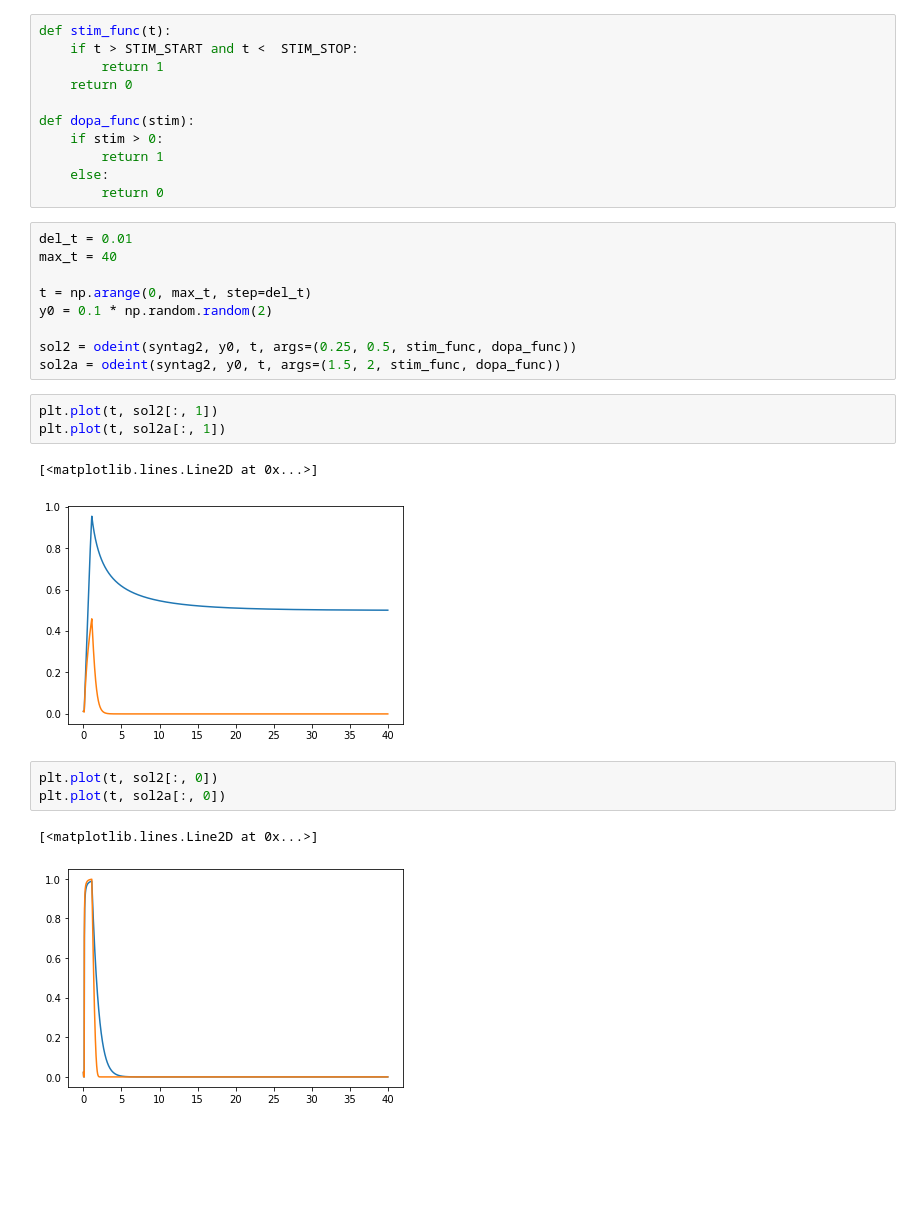
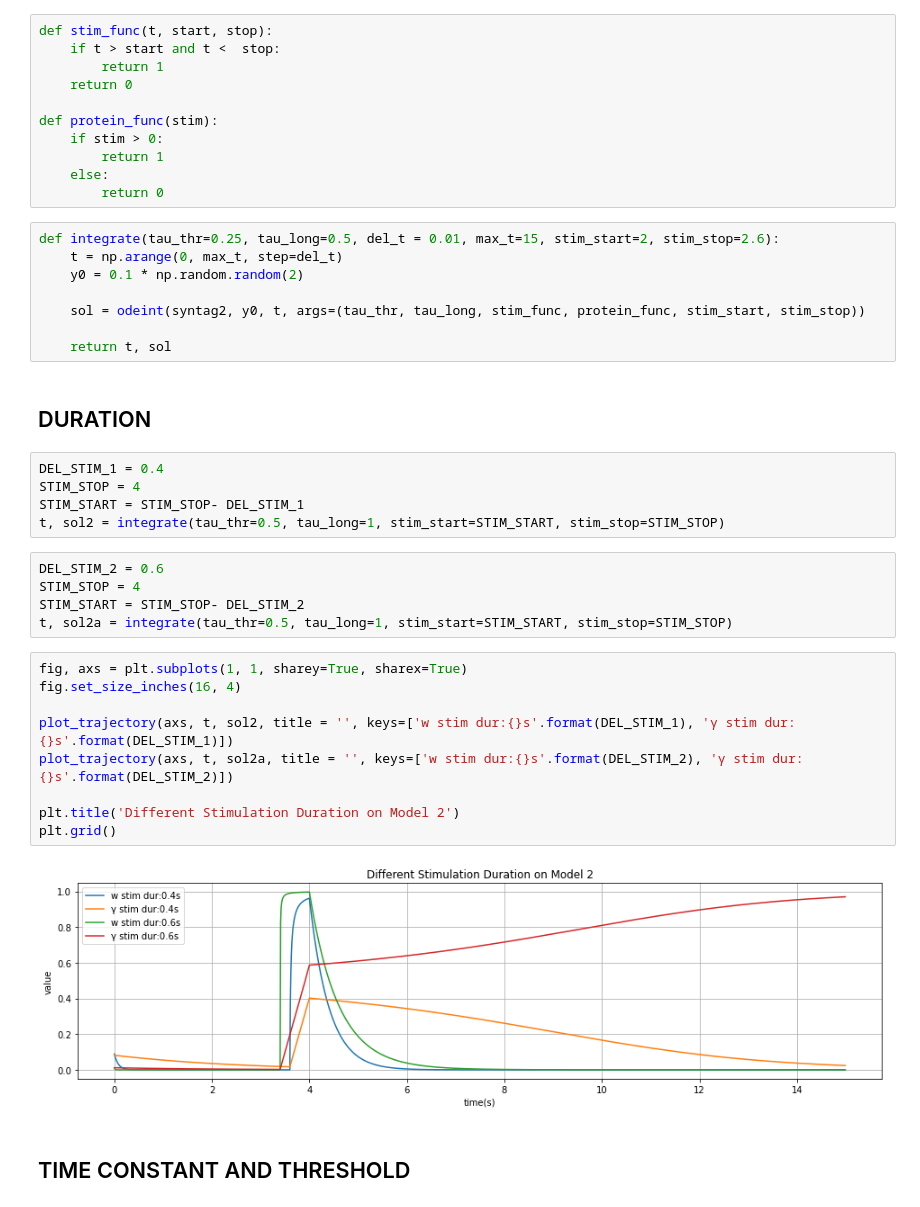
Before and after one commit to bramantyois/synaptic_tagging, a Jupyter notebook: tagging_model_2.ipynb, the cells around one changed output. Cells and saved outputs as stored; diff of their text form; blank space fills up the shorter version.

```diff
--- a/tagging_model_2.ipynb
+++ b/tagging_model_2.ipynb
@@ -37,32 +36,44 @@ STIM_STOP = STIM_START + DEL_STIM
 # %%
-def stim_func(t):
-    if t > STIM_START and t <  STIM_STOP:
+def stim_func(t, start, stop):
+    if t > start and t <  stop:
         return 1
     return 0
 
-def dopa_func(stim):
+def protein_func(stim):
     if stim > 0:
         return 1
     else:
         return 0
 # %%
-del_t = 0.01
-max_t = 40
+def integrate(tau_thr=0.25, tau_long=0.5, del_t = 0.01, max_t=15, stim_start=2, stim_stop=2.6):
+    t = np.arange(0, max_t, step=del_t)
+    y0 = 0.1 * np.random.random(2)
 
-t = np.arange(0, max_t, step=del_t)
-y0 = 0.1 * np.random.random(2)
+    sol = odeint(syntag2, y0, t, args=(tau_thr, tau_long, stim_func, protein_func, stim_start, stim_stop))
 
-sol2 = odeint(syntag2, y0, t, args=(0.25, 0.5, stim_func, dopa_func))
-sol2a = odeint(syntag2, y0, t, args=(1.5, 2, stim_func, dopa_func))
+    return t, sol
-# %%
-plt.plot(t, sol2[:, 1])
-plt.plot(t, sol2a[:, 1])
-# %% [output]
-[<matplotlib.lines.Line2D at 0x...>]
-[figure, removed]
-# %%
-plt.plot(t, sol2[:, 0])
-plt.plot(t, sol2a[:, 0])
-# %% [output]
-[<matplotlib.lines.Line2D at 0x...>]
-[figure, removed]
+# %% [markdown]
+## DURATION
+# %%
+DEL_STIM_1 = 0.4
+STIM_STOP = 4
+STIM_START = STIM_STOP- DEL_STIM_1
+t, sol2 = integrate(tau_thr=0.5, tau_long=1, stim_start=STIM_START, stim_stop=STIM_STOP)
+# %%
+DEL_STIM_2 = 0.6
+STIM_STOP = 4
+STIM_START = STIM_STOP- DEL_STIM_2
+t, sol2a = integrate(tau_thr=0.5, tau_long=1, stim_start=STIM_START, stim_stop=STIM_STOP)
+# %%
+fig, axs = plt.subplots(1, 1, sharey=True, sharex=True)
+fig.set_size_inches(16, 4)
+
+plot_trajectory(axs, t, sol2, title = '', keys=['w stim dur:{}s'.format(DEL_STIM_1), 'γ stim dur:{}s'.format(DEL_STIM_1)])
+plot_trajectory(axs, t, sol2a, title = '', keys=['w stim dur:{}s'.format(DEL_STIM_2), 'γ stim dur:{}s'.format(DEL_STIM_2)])
+
+plt.title('Different Stimulation Duration on Model 2')
+plt.grid()
+# %% [output]
+[figure, added]
+# %% [markdown]
+## TIME CONSTANT AND THRESHOLD
```
Also changed, not shown: parts of 7 cells of this notebook, 4 other files.
